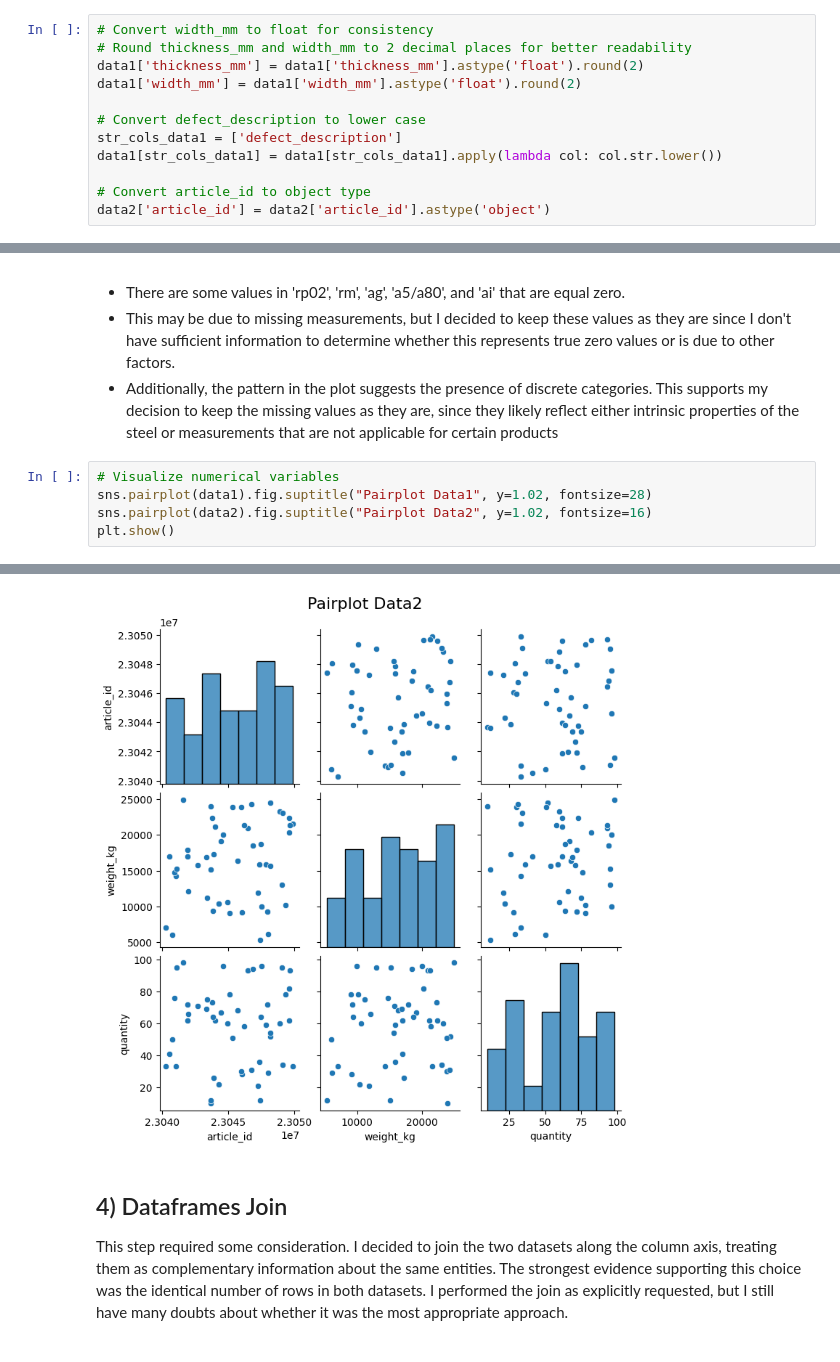
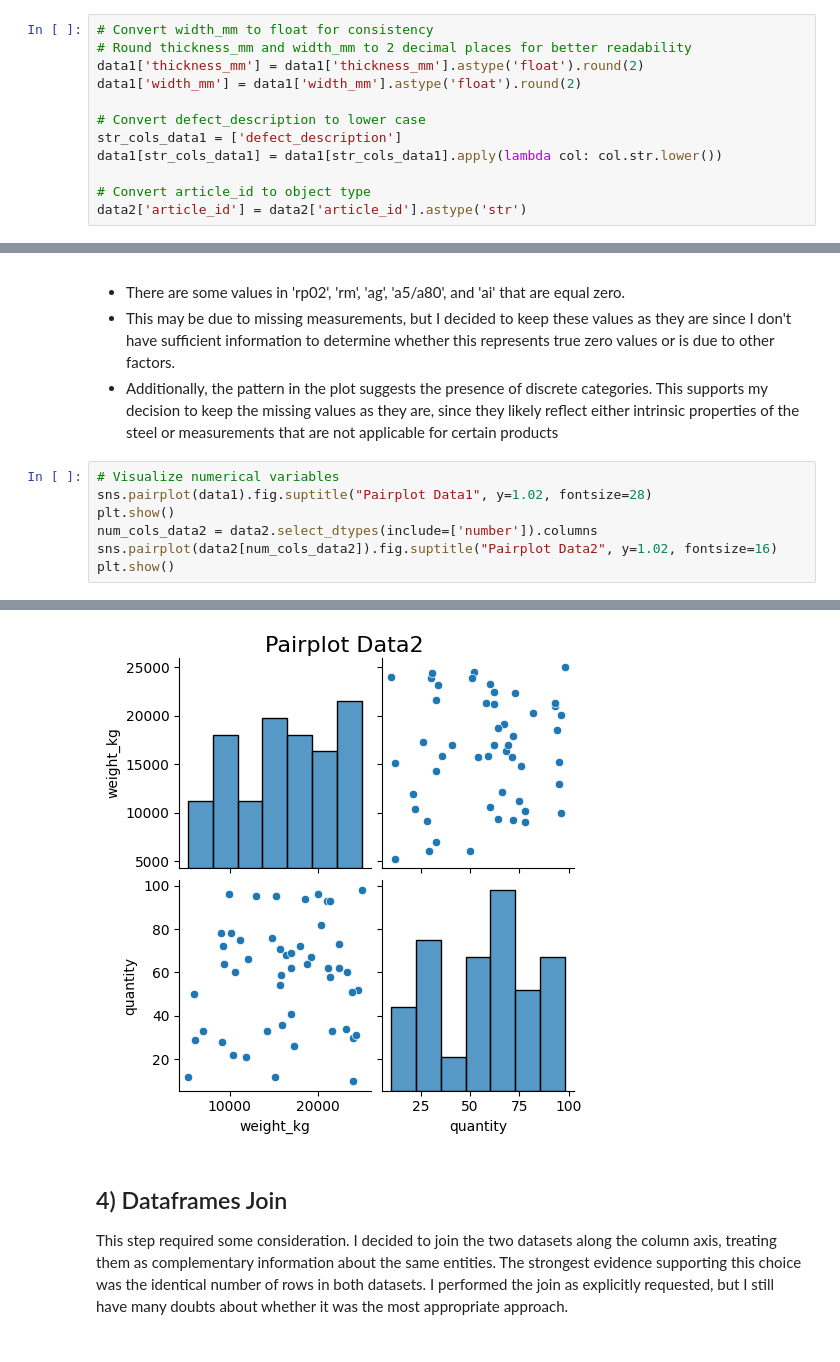
Before and after one commit to DavidePanza/VanillaSteel_CaseStudy, a Jupyter notebook: Notebooks/task_1.ipynb, the cells around one changed output, grey strips where cells are left out. Cells and saved outputs as stored; diff of their text form.

```diff
--- a/Notebooks/task_1.ipynb
+++ b/Notebooks/task_1.ipynb
@@ -115,7 +114,7 @@ str_cols_data1 = ['defect_description']
 data1[str_cols_data1] = data1[str_cols_data1].apply(lambda col: col.str.lower())
 
 # Convert article_id to object type
-data2['article_id'] = data2['article_id'].astype('object')
+data2['article_id'] = data2['article_id'].astype('str')
 # %%
 # Translate english text in data2 to german and convert to lower case
 material_description_translation = {
@@ -183,11 +182,13 @@ Duplicate rows: 0
 # %%
 # Visualize numerical variables
 sns.pairplot(data1).fig.suptitle("Pairplot Data1", y=1.02, fontsize=28)
-sns.pairplot(data2).fig.suptitle("Pairplot Data2", y=1.02, fontsize=16)
 plt.show()
+num_cols_data2 = data2.select_dtypes(include=['number']).columns
+sns.pairplot(data2[num_cols_data2]).fig.suptitle("Pairplot Data2", y=1.02, fontsize=16)
+plt.show()
 # %% [output]
 [figure]
-[figure, old version]
+[figure, new version]
 # %% [markdown]
 ## 4) Dataframes Join
 
```
Also changed, not shown: parts of 2 cells of this notebook.
